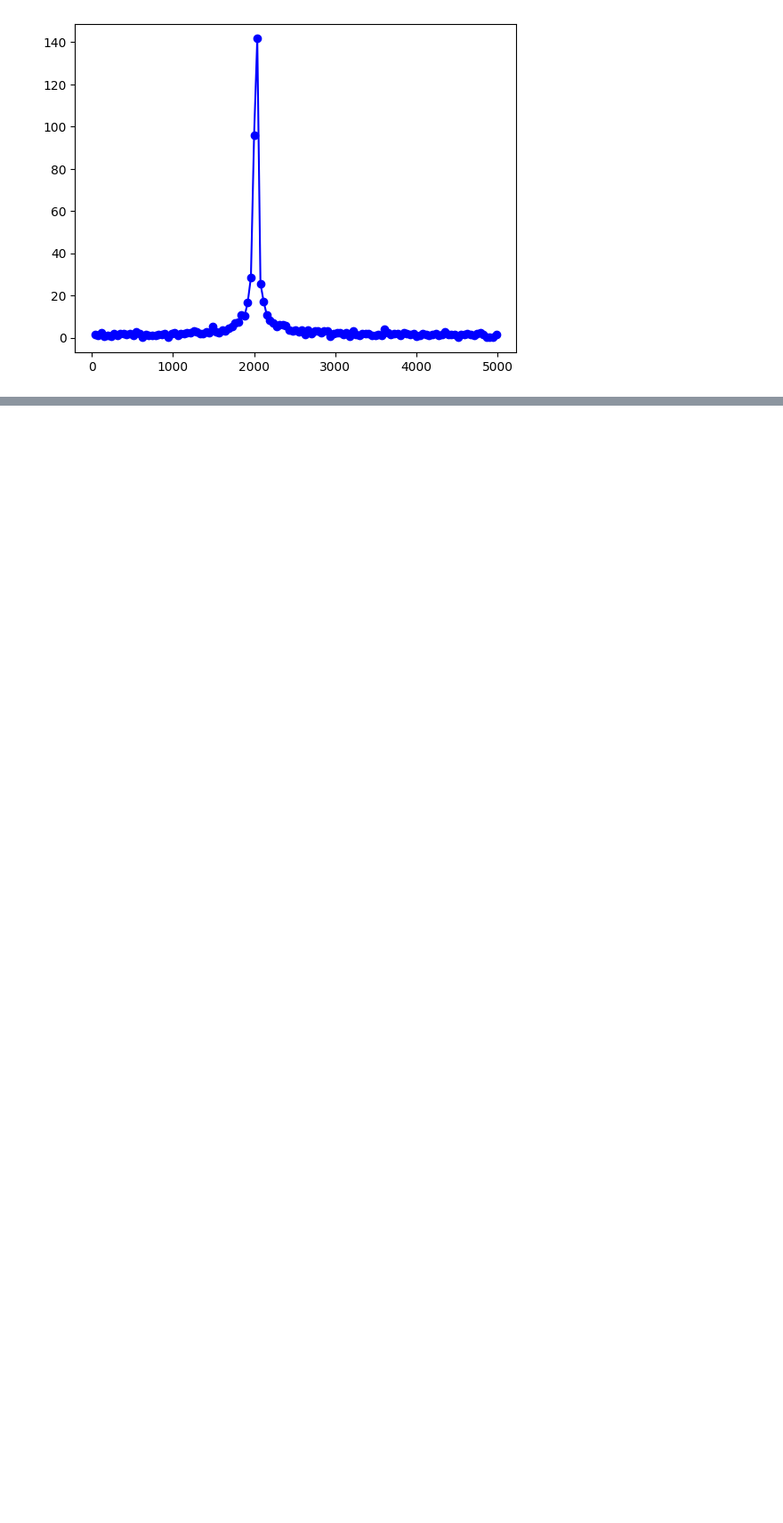
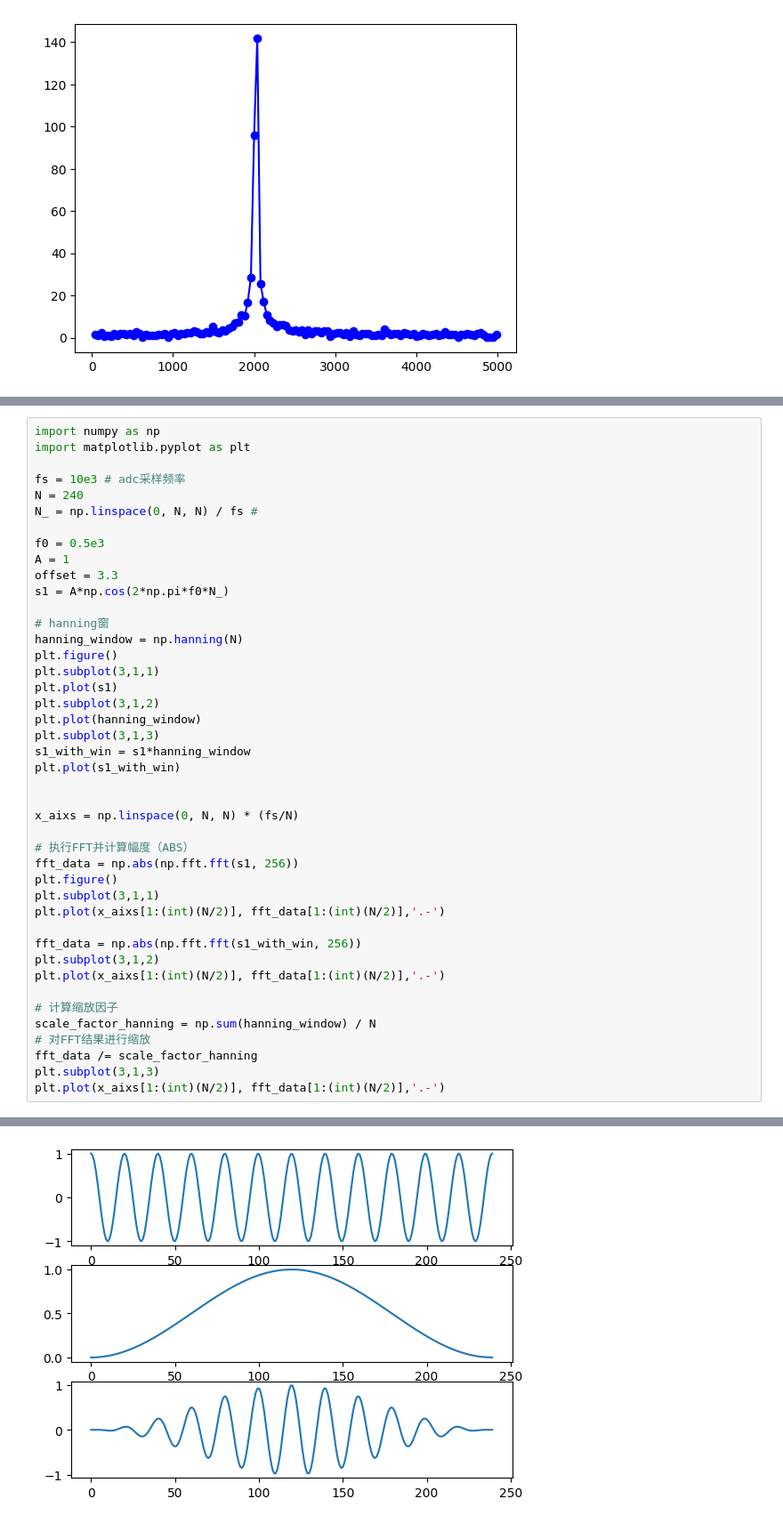
Before and after one commit to hcheng1005/about_Radar, a Jupyter notebook: 信号处理篇/笔记/信号与傅里叶变换.ipynb, the cells around one changed output, grey strips where cells are left out. Shown: that part at 89% size. Saved outputs shown, nothing was run; the diff lists cells and outputs as text; blank space fills up the shorter version.

```diff
--- a/信号处理篇/笔记/信号与傅里叶变换.ipynb
+++ b/信号处理篇/笔记/信号与傅里叶变换.ipynb
@@ -131,0 +134,44 @@ plt.plot(x_aixs[1:(int)(N/2)], fft_data[1:(int)(N/2)],'b-o')
+# %%
+import numpy as np
+import matplotlib.pyplot as plt
+
+fs = 10e3 # adc采样频率
+N = 240
+N_ = np.linspace(0, N, N) / fs #
+
+f0 = 0.5e3
+A = 1
+offset = 3.3
+s1 = A*np.cos(2*np.pi*f0*N_)
+
+# hanning窗
+hanning_window = np.hanning(N)
+plt.figure()
+plt.subplot(3,1,1)
+plt.plot(s1)
+plt.subplot(3,1,2)
+plt.plot(hanning_window)
+plt.subplot(3,1,3)
+s1_with_win = s1*hanning_window
+plt.plot(s1_with_win)
+
+
+x_aixs = np.linspace(0, N, N) * (fs/N)
+
+# 执行FFT并计算幅度（ABS）
+fft_data = np.abs(np.fft.fft(s1, 256))
+plt.figure()
+plt.subplot(3,1,1)
+plt.plot(x_aixs[1:(int)(N/2)], fft_data[1:(int)(N/2)],'.-')
+
+fft_data = np.abs(np.fft.fft(s1_with_win, 256))
+plt.subplot(3,1,2)
+plt.plot(x_aixs[1:(int)(N/2)], fft_data[1:(int)(N/2)],'.-')
+
+# 计算缩放因子
+scale_factor_hanning = np.sum(hanning_window) / N
+# 对FFT结果进行缩放
+fft_data /= scale_factor_hanning
+plt.subplot(3,1,3)
+plt.plot(x_aixs[1:(int)(N/2)], fft_data[1:(int)(N/2)],'.-')
+# %% [output]
@@ -131,0 +179 @@ plt.plot(x_aixs[1:(int)(N/2)], fft_data[1:(int)(N/2)],'b-o')
+[figure, added]
```
Also changed, not shown: parts of 4 cells of this notebook, 1 other file.
